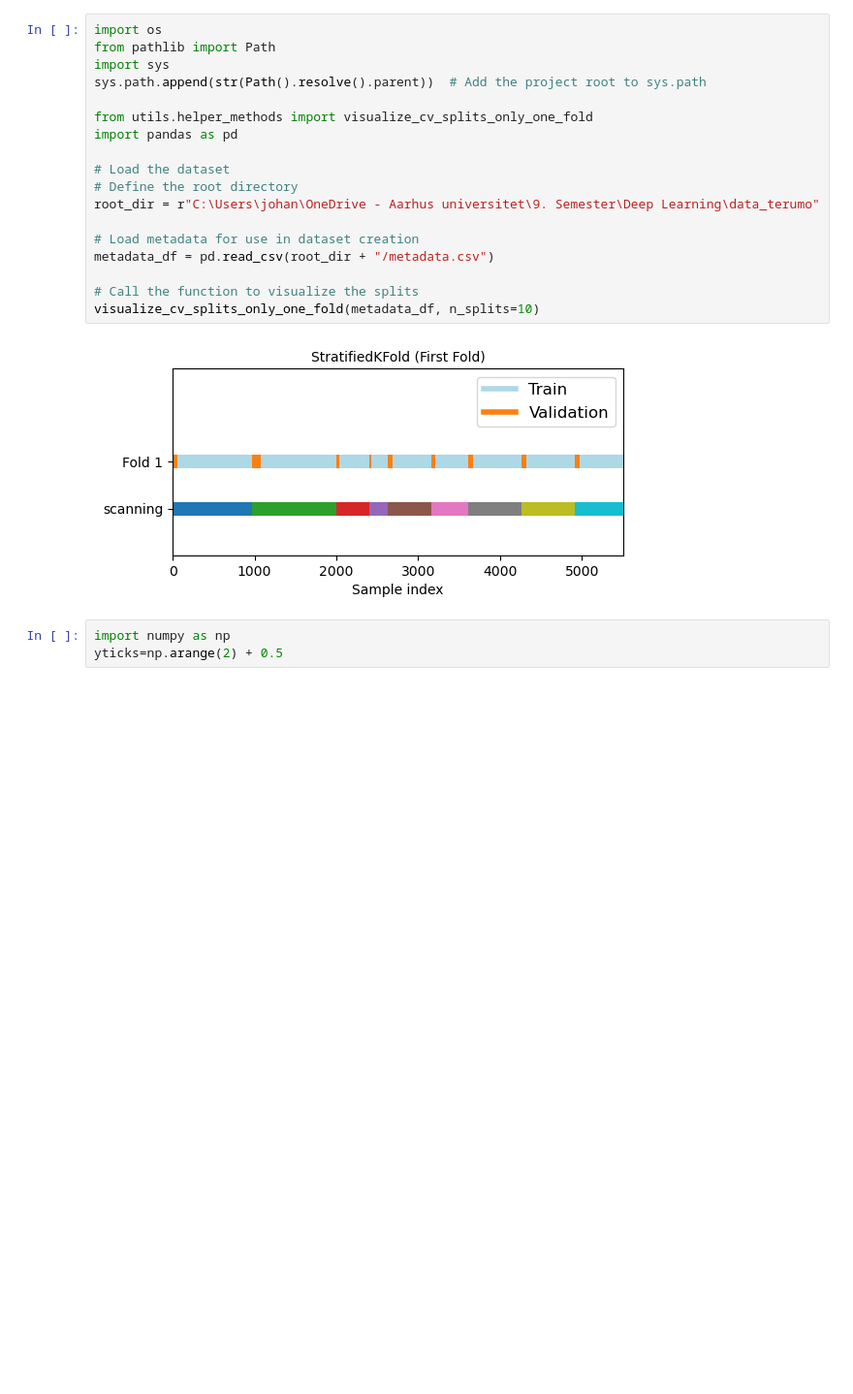
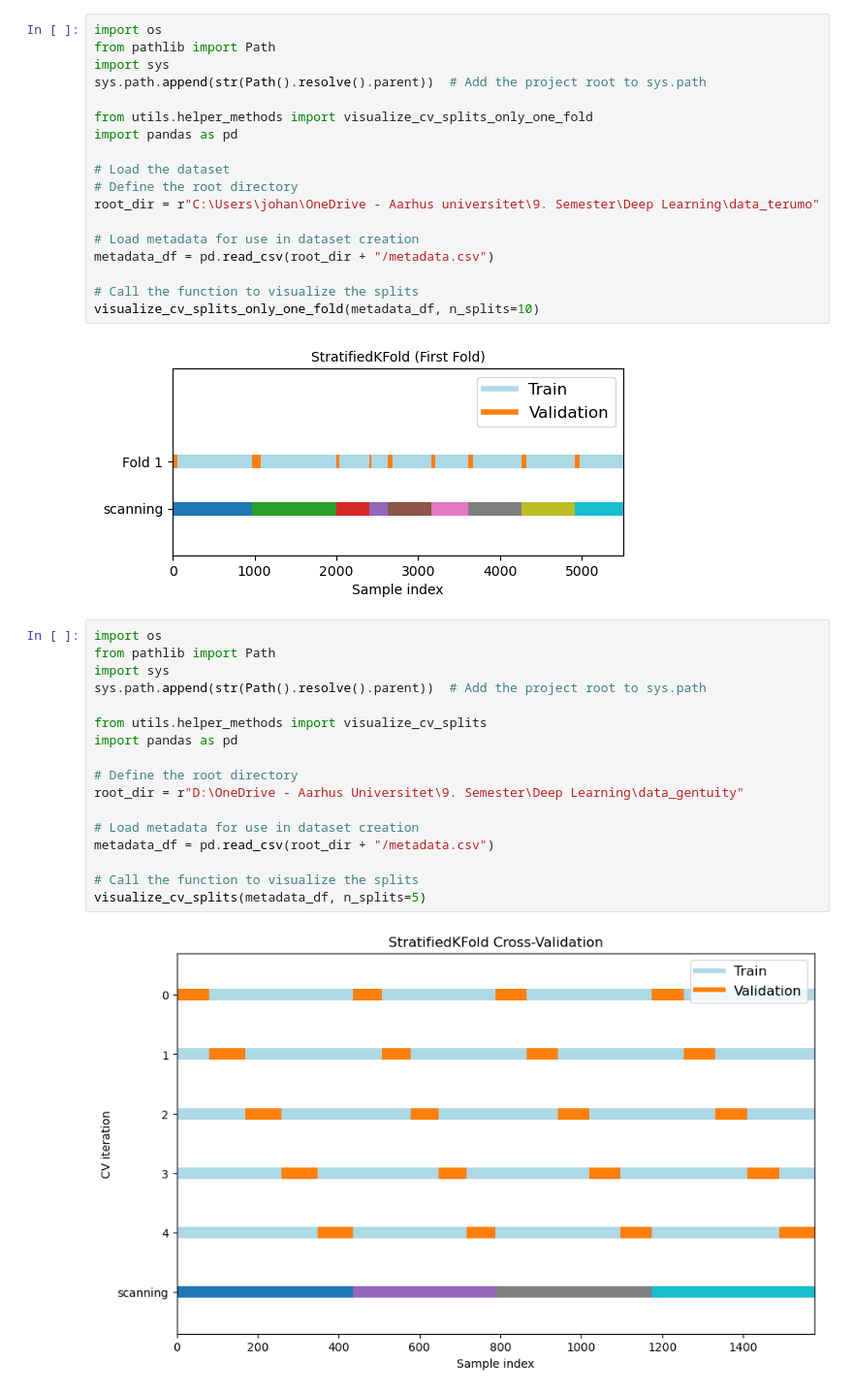
Before and after one commit to SamuelJessen/OCTSegmenter, a Jupyter notebook: scripts/data_stratifiedKfold_visualization.ipynb, the cells around one changed output. Shown at 97% size. Saved outputs shown, nothing was run; the diff lists cells and outputs as text; blank space fills up the shorter version.

```diff
--- a/scripts/data_stratifiedKfold_visualization.ipynb
+++ b/scripts/data_stratifiedKfold_visualization.ipynb
@@ -18,6 +18,22 @@ metadata_df = pd.read_csv(root_dir + "/metadata.csv")
 visualize_cv_splits_only_one_fold(metadata_df, n_splits=10)
 # %% [output]
 [figure]
-# %%
-import numpy as np
-yticks=np.arange(2) + 0.5
+# %%
+import os
+from pathlib import Path
+import sys
+sys.path.append(str(Path().resolve().parent))  # Add the project root to sys.path
+
+from utils.helper_methods import visualize_cv_splits
+import pandas as pd
+
+# Define the root directory
+root_dir = r"D:\OneDrive - Aarhus Universitet\9. Semester\Deep Learning\data_gentuity"
+
+# Load metadata for use in dataset creation
+metadata_df = pd.read_csv(root_dir + "/metadata.csv")
+
+# Call the function to visualize the splits
+visualize_cv_splits(metadata_df, n_splits=5)
+# %% [output]
+[figure, added]
```
Also changed, not shown: 2 other files.
